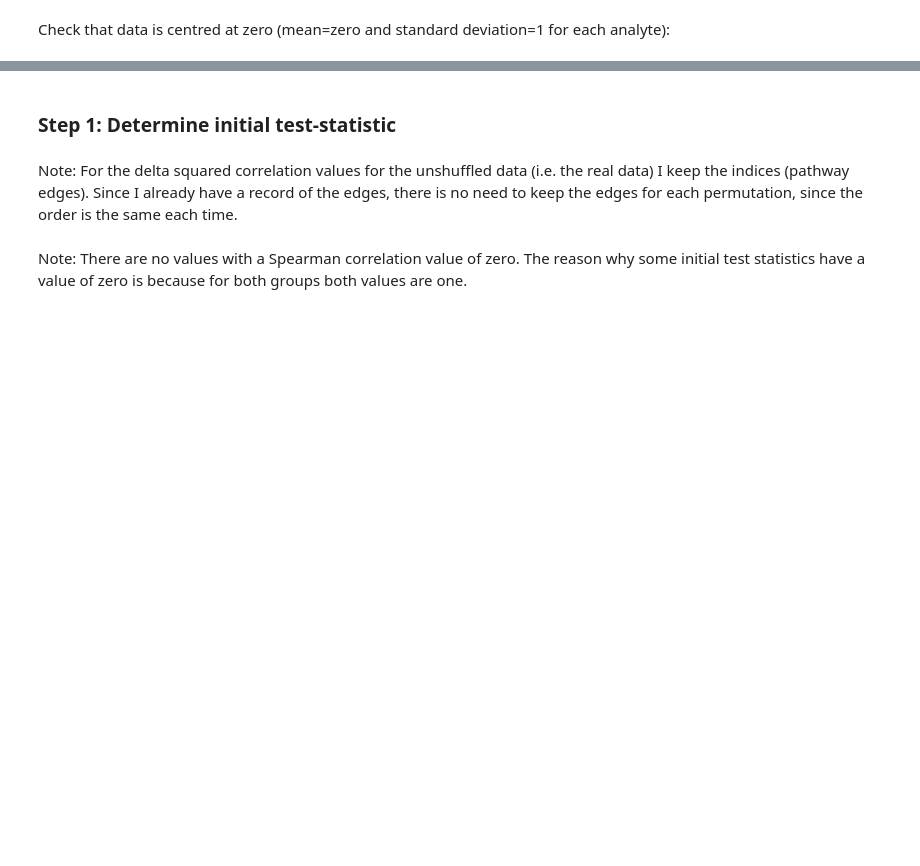
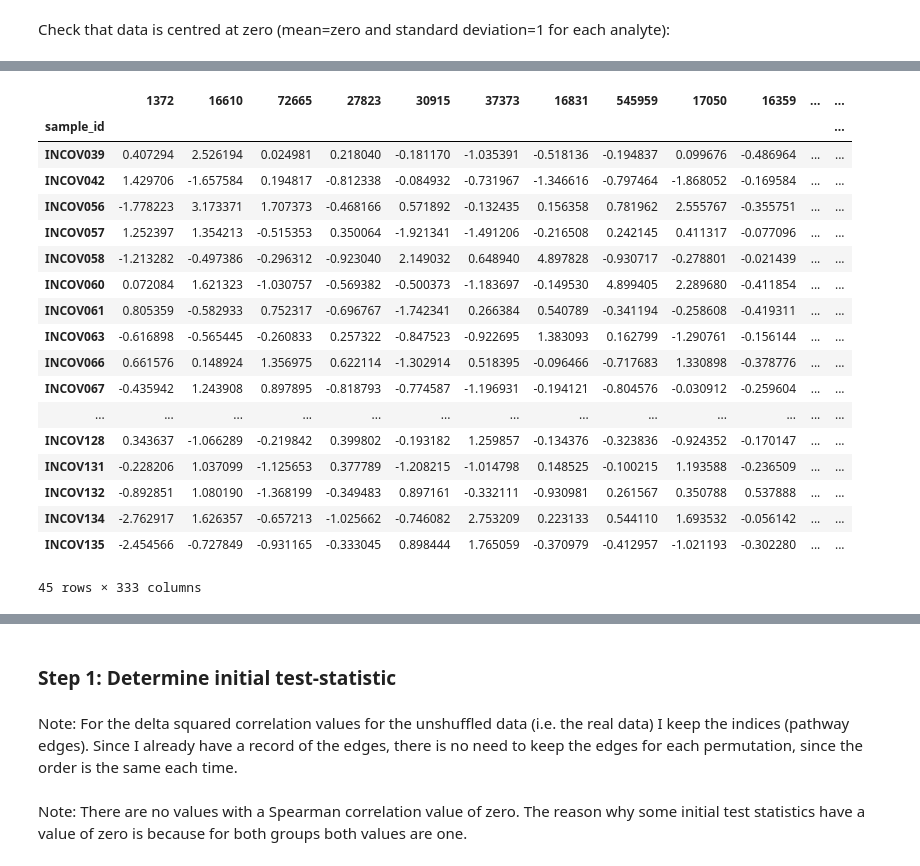
Before and after one commit to j-keung/multiomics-pathway-analysis, a Jupyter notebook: differential_analysis_metabolomic.ipynb, the cells around one changed output, grey strips where cells are left out. Cells and saved outputs as stored; diff of their text form; code cells hidden in the pictures; blank space fills up the shorter version.

```diff
--- a/differential_analysis_metabolomic.ipynb
+++ b/differential_analysis_metabolomic.ipynb
@@ -63,0 +75,22 @@ df
+# %%
+df_mild
+# %% [output]
+|  | 1372 | 16610 | 72665 | 27823 | 30915 | 37373 | 16831 | 545959 | 17050 | 16359 | ... | ... |
+| sample_id |  |  |  |  |  |  |  |  |  |  |  | ... |
+| INCOV039 | 0.407294 | 2.526194 | 0.024981 | 0.218040 | -0.181170 | -1.035391 | -0.518136 | -0.194837 | 0.099676 | -0.486964 | ... | ... |
+| INCOV042 | 1.429706 | -1.657584 | 0.194817 | -0.812338 | -0.084932 | -0.731967 | -1.346616 | -0.797464 | -1.868052 | -0.169584 | ... | ... |
+| INCOV056 | -1.778223 | 3.173371 | 1.707373 | -0.468166 | 0.571892 | -0.132435 | 0.156358 | 0.781962 | 2.555767 | -0.355751 | ... | ... |
+| INCOV057 | 1.252397 | 1.354213 | -0.515353 | 0.350064 | -1.921341 | -1.491206 | -0.216508 | 0.242145 | 0.411317 | -0.077096 | ... | ... |
+| INCOV058 | -1.213282 | -0.497386 | -0.296312 | -0.923040 | 2.149032 | 0.648940 | 4.897828 | -0.930717 | -0.278801 | -0.021439 | ... | ... |
+| INCOV060 | 0.072084 | 1.621323 | -1.030757 | -0.569382 | -0.500373 | -1.183697 | -0.149530 | 4.899405 | 2.289680 | -0.411854 | ... | ... |
+| INCOV061 | 0.805359 | -0.582933 | 0.752317 | -0.696767 | -1.742341 | 0.266384 | 0.540789 | -0.341194 | -0.258608 | -0.419311 | ... | ... |
+| INCOV063 | -0.616898 | -0.565445 | -0.260833 | 0.257322 | -0.847523 | -0.922695 | 1.383093 | 0.162799 | -1.290761 | -0.156144 | ... | ... |
+| INCOV066 | 0.661576 | 0.148924 | 1.356975 | 0.622114 | -1.302914 | 0.518395 | -0.096466 | -0.717683 | 1.330898 | -0.378776 | ... | ... |
+| INCOV067 | -0.435942 | 1.243908 | 0.897895 | -0.818793 | -0.774587 | -1.196931 | -0.194121 | -0.804576 | -0.030912 | -0.259604 | ... | ... |
+| ... | ... | ... | ... | ... | ... | ... | ... | ... | ... | ... | ... | ... |
+| INCOV128 | 0.343637 | -1.066289 | -0.219842 | 0.399802 | -0.193182 | 1.259857 | -0.134376 | -0.323836 | -0.924352 | -0.170147 | ... | ... |
+| INCOV131 | -0.228206 | 1.037099 | -1.125653 | 0.377789 | -1.208215 | -1.014798 | 0.148525 | -0.100215 | 1.193588 | -0.236509 | ... | ... |
+| INCOV132 | -0.892851 | 1.080190 | -1.368199 | -0.349483 | 0.897161 | -0.332111 | -0.930981 | 0.261567 | 0.350788 | 0.537888 | ... | ... |
+| INCOV134 | -2.762917 | 1.626357 | -0.657213 | -1.025662 | -0.746082 | 2.753209 | 0.223133 | 0.544110 | 1.693532 | -0.056142 | ... | ... |
+| INCOV135 | -2.454566 | -0.727849 | -0.931165 | -0.333045 | 0.898444 | 1.765059 | -0.370979 | -0.412957 | -1.021193 | -0.302280 | ... | ... |
+45 rows × 333 columns
```
Also changed, not shown: parts of 20 cells of this notebook, 6 other files.
